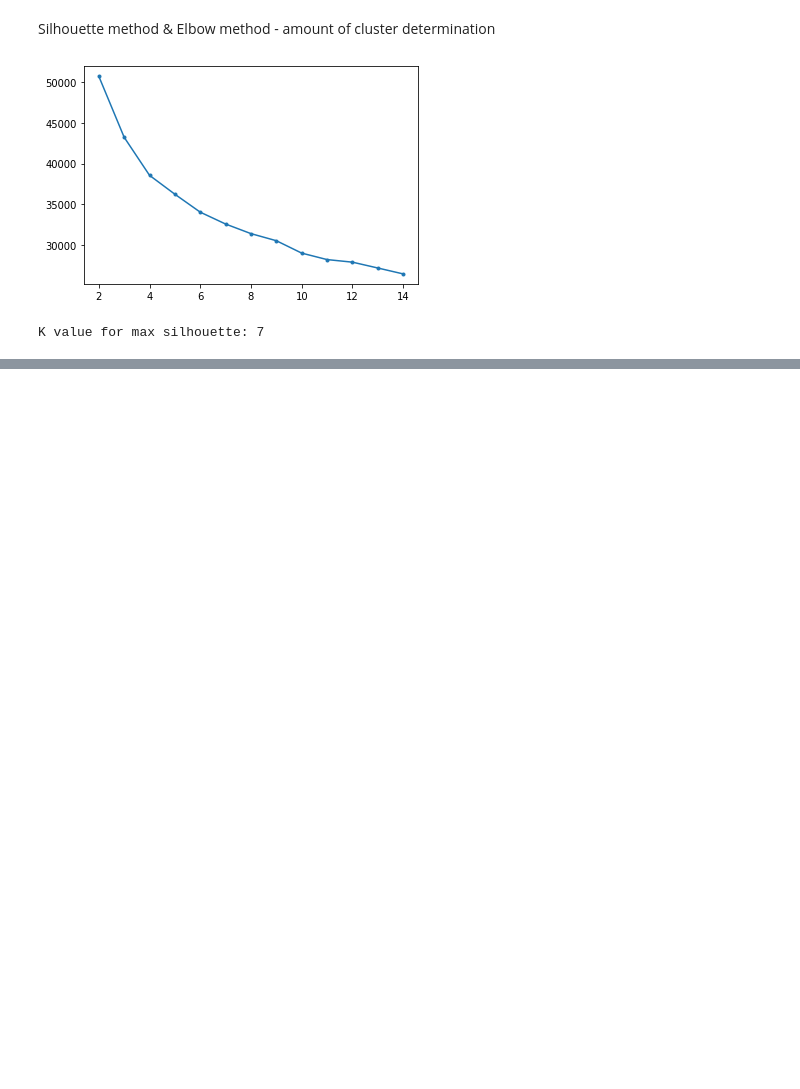
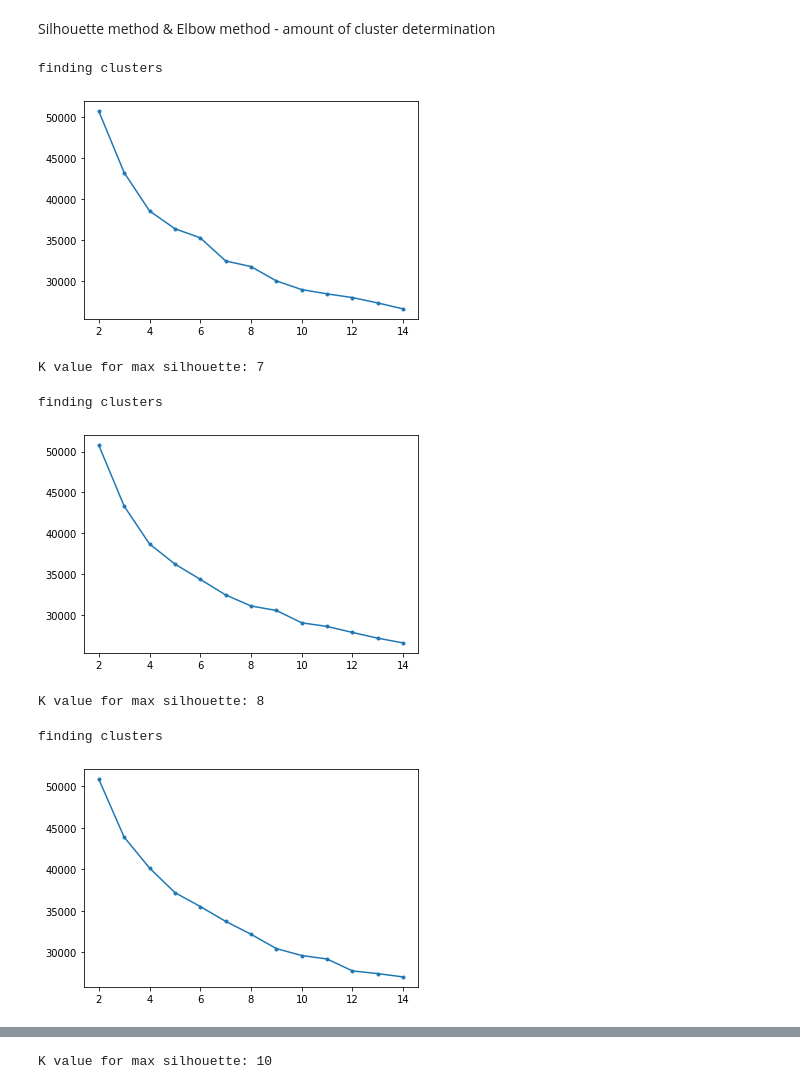
Before and after one commit to emnordi/ce888, a Jupyter notebook: Project2/Project2_mushroom.ipynb, the cells around one changed output, grey strips where cells are left out. Saved outputs shown, nothing was run; the diff lists cells and outputs as text; code cells hidden in the pictures; blank space fills up the shorter version.

```diff
--- a/Project2/Project2_mushroom.ipynb
+++ b/Project2/Project2_mushroom.ipynb
@@ -176,0 +181,17 @@ rf_classifiers = []
+# %%
+def cluster_and_model(X):
+  print("finding clusters")
+  sse_list = []
+  max_silhouette = -1
+  for k in range(2, 15):
+    mmodel = KMeans(n_clusters=k).fit(X)
+    sse_list.append(mmodel.inertia_)
+    s_score = silhouette_score(X, mmodel.labels_, metric='euclidean')
+    if s_score > max_silhouette:
+      max_silhouette = s_score
+      max_silhouette_index = k
+  plt.plot(list(range(2, 15)), sse_list, '.-')
+  plt.show()
+  print('K value for max silhouette:', max_silhouette_index)
+  final_model = KMeans(n_clusters = max_silhouette_index).fit(X)
+  return (max_silhouette_index, final_model)
@@ -177,56 +221,38 @@ rf_classifiers = []
 # %%
-sse_list = []
-missclassified_clusters = []
-missclassified_cluster_data_index = []
 for train, test in skf.split(feat_mush, lab_mush):
   test_labels = []
-  max_silhouette = -1
-  max_silhouette_index = 0
-  for k in range(2, 15):
-    mmodel = KMeans(n_clusters=k).fit(feat_mush[train])
-    sse_list.append(mmodel.inertia_)
-    s_score = silhouette_score(feat_mush[train], mmodel.labels_, metric='euclidean')
-    if s_score > max_silhouette:
-      max_silhouette = s_score
-      max_silhouette_index = k
-  plt.plot(list(range(2, 15)), sse_list, '.-')
-  plt.show()
-  print('K value for max silhouette:', max_silhouette_index)
-  final_model = KMeans(n_clusters = max_silhouette_index).fit(feat_mush[train])
-  #Go through all clusters
-  for i in range(max_silhouette_index):
-    missclassified = 0
-    cluster_data = []
-    iteration = 0
-    #Loop through all clustered data and actual labels
-    for actual, predicted in zip(lab_mush[train], final_model.labels_):
-      #Only look at points from certain cluster
-      if predicted == i:
-        cluster_data.append(iteration)
-        #see if point in cluster have been missclassified
-        if actual != predicted:
-          missclassified = 1
-      iteration +=1
-    #Take note of which clusters have missclassified points
-    if missclassified == 1:
-      missclassified_clusters.append(i)
-      missclassified_cluster_data_index.append(cluster_data)
+
+  #Retrieve the predicted amount of clusters and the best performing KMeans model
+  n_clusters, final_model = cluster_and_model(feat_mush[train])
+
+  #Retrieve the clusters containing missclassified data and the indices of these clusters in the training data
+  missclassified_cluster_data_index, missclassified_clusters = find_missclassified_clusters(n_clusters, lab_mush[train], final_model.labels_)
+
   #Go through the clusters with missclassified data and train a random forest classifier for each
   for i in missclassified_clusters:
     f = feat_mush[train]
-    f1 = f[missclassified_cluster_data_index[i]]
+    f1 = f[missclassified_cluster_data_index[i], :]
     l  = lab_mush[train]
-    l1 = l[missclassified_cluster_data_index[i]]
+    l1 = np.take(l, missclassified_cluster_data_index[i])
     rf_classifiers.append(random_forest_clf.fit(f1, l1))
 
+  #For each point in test dataset, give it a cluster
   for x in feat_mush[test]:
     prediction = final_model.predict(np.array([x]))
     if prediction in missclassified_clusters:
       test_labels.append(rf_classifiers[prediction[0]].predict(np.array([x])))
     else:
       test_labels.append(prediction)
-
-  break
+  accuracy_scores.append(accuracy_score(test_labels, lab_mush[test]))
+  precision_scores.append(precision_score(test_labels, lab_mush[test]))
+  recall_scores.append(recall_score(test_labels, lab_mush[test]))
+  f1_scores.append(f1_score(test_labels, lab_mush[test]))
 # %% [output]
+finding clusters
-[figure, old version]
+[figure, new version]
-K value for max silhouette: 7
+K value for max silhouette: 7
+finding clusters
+[figure, added]
+K value for max silhouette: 8
+finding clusters
+[figure, added]
@@ -232,0 +262 @@ K value for max silhouette: 7
+K value for max silhouette: 10
```
Also changed, not shown: parts of 9 cells of this notebook.
